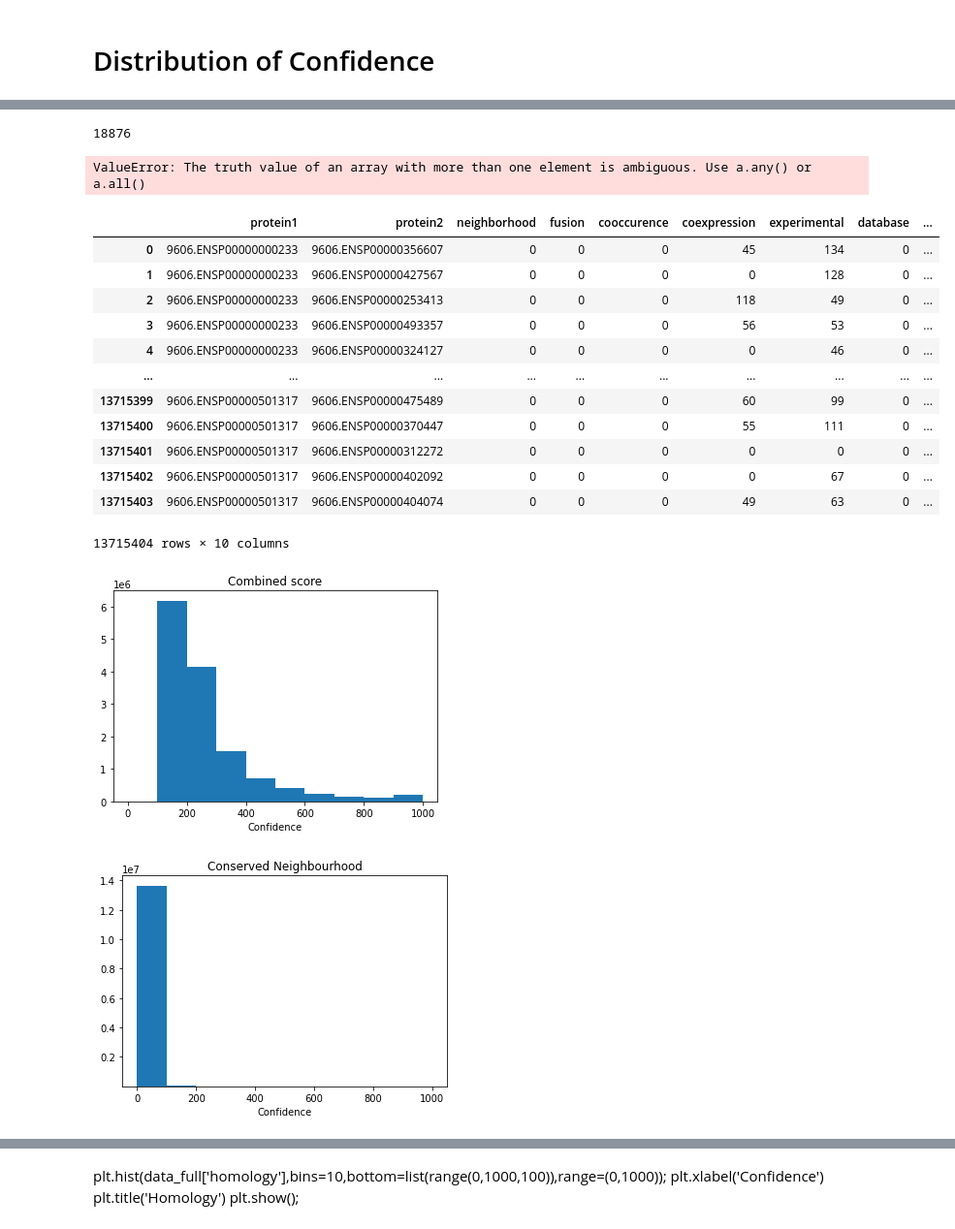
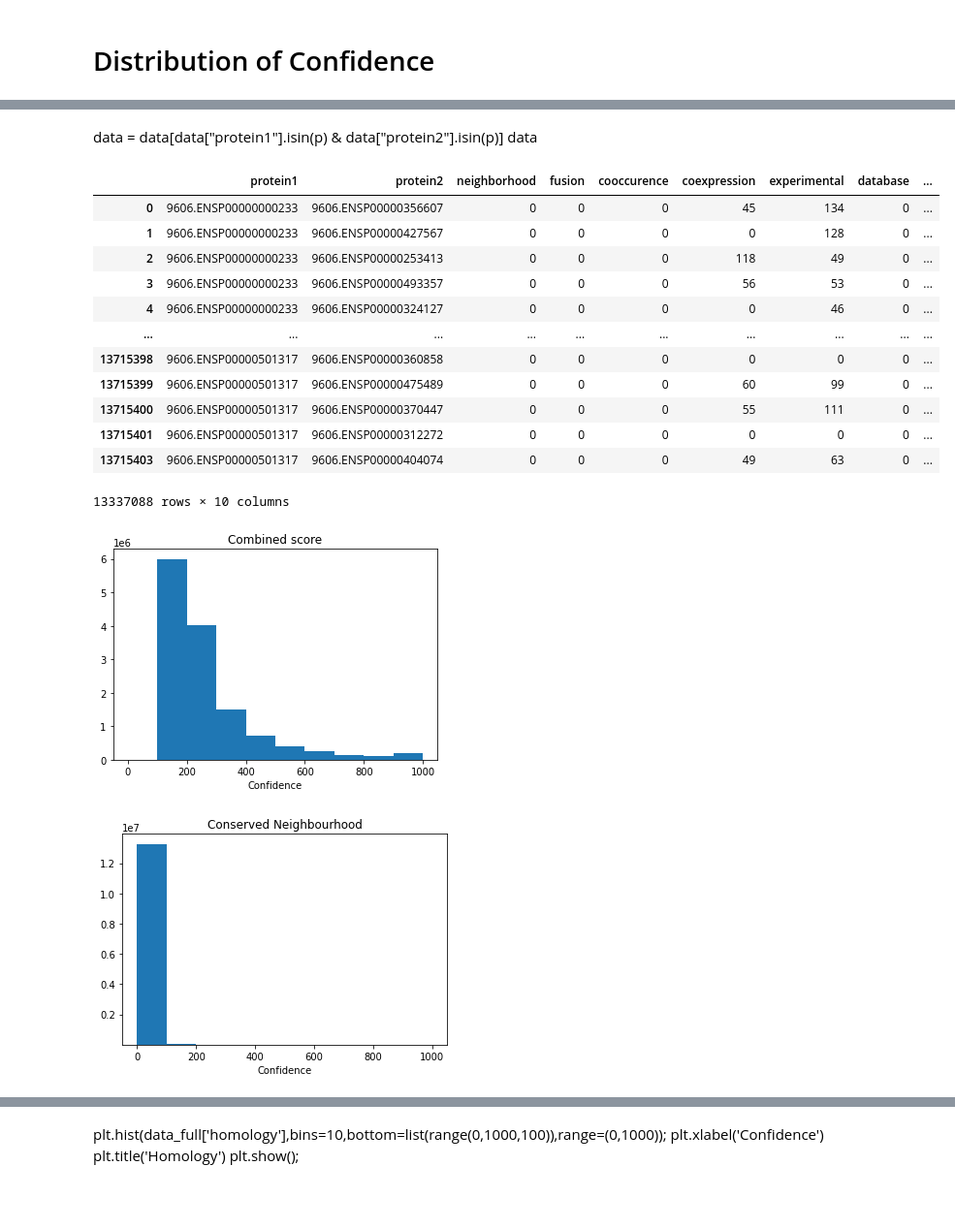
Before and after one commit to andre279m/UncertaintyInML, a Jupyter notebook: Test.ipynb, the cells around one changed output, grey strips where cells are left out. Shown at 97% size. Saved outputs shown, nothing was run; the diff lists cells and outputs as text; code cells hidden in the pictures; blank space fills up the shorter version.

```diff
--- a/Test.ipynb
+++ b/Test.ipynb
@@ -68,43 +45,38 @@ p
-# %%
-len(p)
-# %% [output]
-18876
-# %%
-dataX = data.where(data["protein1"].values in p and data["protein2"].values in p).dropna()
-dataX
-# %% [output]
-ValueError: The truth value of an array with more than one element is ambiguous. Use a.any() or a.all()
+# %% [markdown]
+data = data[data["protein1"].isin(p) & data["protein2"].isin(p)]
+data
 # %%
 data_full = pd.read_csv(protein_full_links_file_path, sep=" ", header=0)
+data_full = data_full[data_full["protein1"].isin(p) & data_full["protein2"].isin(p)]
 data_full
 # %% [output]
 |  | protein1 | protein2 | neighborhood | fusion | cooccurence | coexpression | experimental | database | ... |
 | 0 | 9606.ENSP00000000233 | 9606.ENSP00000356607 | 0 | 0 | 0 | 45 | 134 | 0 | ... |
 | 1 | 9606.ENSP00000000233 | 9606.ENSP00000427567 | 0 | 0 | 0 | 0 | 128 | 0 | ... |
 | 2 | 9606.ENSP00000000233 | 9606.ENSP00000253413 | 0 | 0 | 0 | 118 | 49 | 0 | ... |
 | 3 | 9606.ENSP00000000233 | 9606.ENSP00000493357 | 0 | 0 | 0 | 56 | 53 | 0 | ... |
 | 4 | 9606.ENSP00000000233 | 9606.ENSP00000324127 | 0 | 0 | 0 | 0 | 46 | 0 | ... |
 | ... | ... | ... | ... | ... | ... | ... | ... | ... | ... |
+| 13715398 | 9606.ENSP00000501317 | 9606.ENSP00000360858 | 0 | 0 | 0 | 0 | 0 | 0 | ... |
 | 13715399 | 9606.ENSP00000501317 | 9606.ENSP00000475489 | 0 | 0 | 0 | 60 | 99 | 0 | ... |
 | 13715400 | 9606.ENSP00000501317 | 9606.ENSP00000370447 | 0 | 0 | 0 | 55 | 111 | 0 | ... |
 | 13715401 | 9606.ENSP00000501317 | 9606.ENSP00000312272 | 0 | 0 | 0 | 0 | 0 | 0 | ... |
-| 13715402 | 9606.ENSP00000501317 | 9606.ENSP00000402092 | 0 | 0 | 0 | 0 | 67 | 0 | ... |
 | 13715403 | 9606.ENSP00000501317 | 9606.ENSP00000404074 | 0 | 0 | 0 | 49 | 63 | 0 | ... |
-13715404 rows × 10 columns
+13337088 rows × 10 columns
 # %%
 plt.hist(data_full['combined_score'],bins=10,bottom=list(range(0,1000,100)),range=(0,1000));
 plt.xlabel('Confidence')
 plt.title('Combined score')
 plt.show();
 # %% [output]
-[figure, old version]
+[figure, new version]
 # %%
 plt.hist(data_full['neighborhood'],bins=10,bottom=list(range(0,1000,100)),range=(0,1000));
 plt.xlabel('Confidence')
 plt.title('Conserved Neighbourhood')
 plt.show();
 # %% [output]
-[figure, old version]
+[figure, new version]
 # %%
 plt.hist(data_full['fusion'],bins=10,bottom=list(range(0,1000,100)),range=(0,1000));
 plt.xlabel('Confidence')
```
Also changed, not shown: parts of 22 cells of this notebook, 2 other files.
